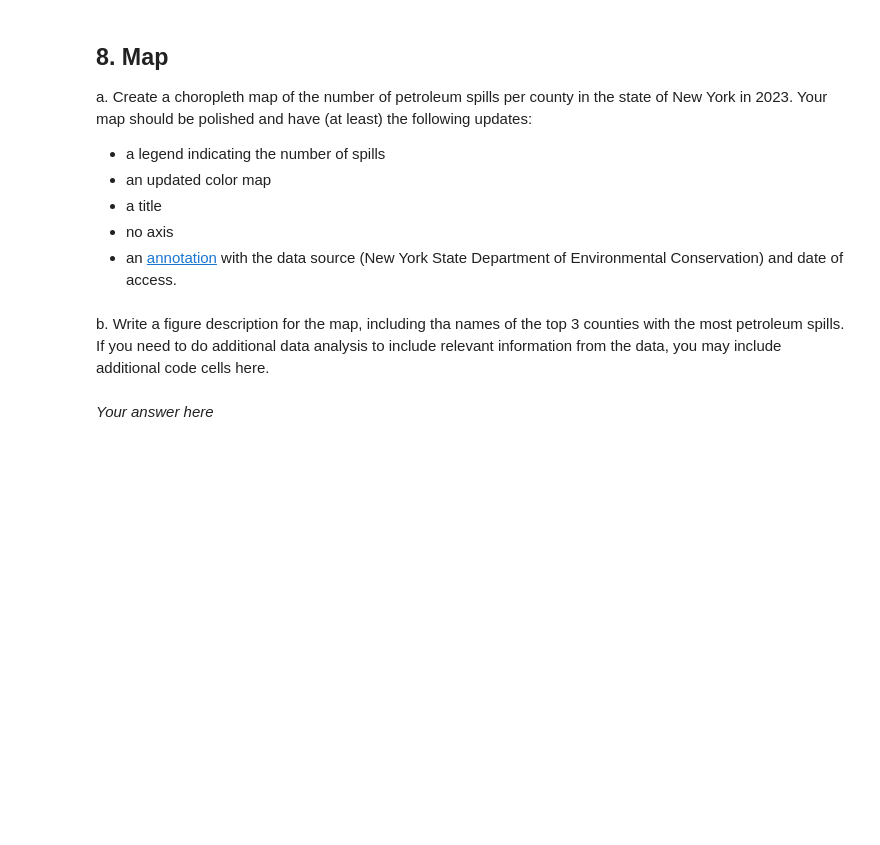
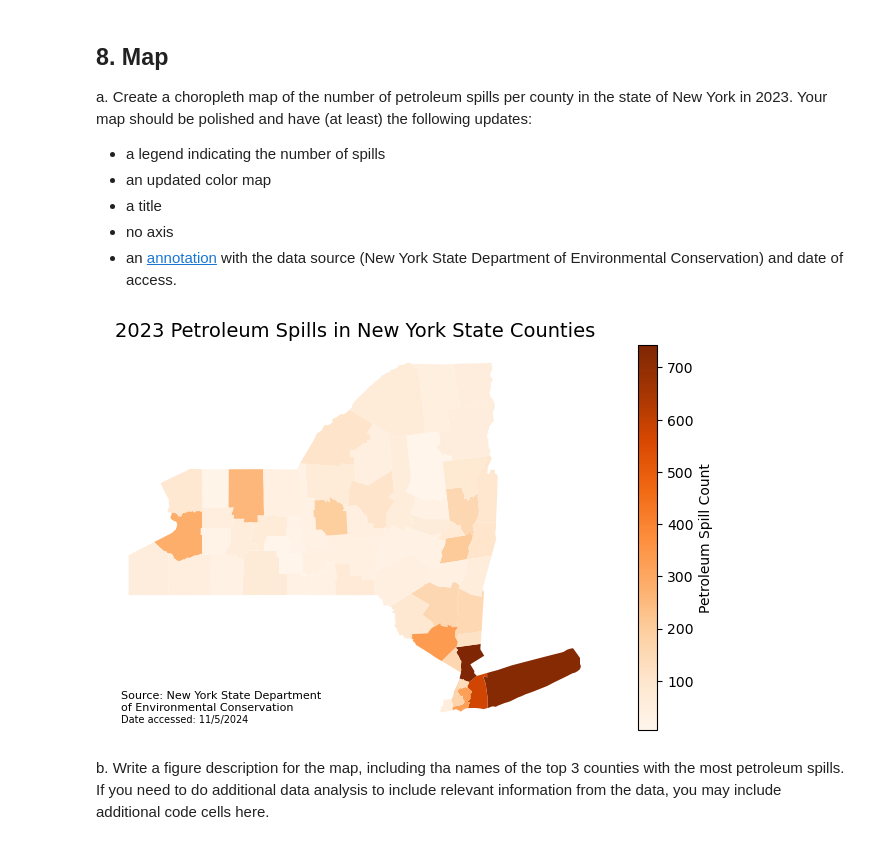
Before and after one commit to bgrazda/eds220-hwk3, a Jupyter notebook: hwk3-task2-oil-spills.ipynb, the cells around one changed output. Saved outputs shown, nothing was run; the diff lists cells and outputs as text; code cells hidden in the pictures; blank space fills up the shorter version.

Commit message:
Plot New York spill data and write figure description

```diff
--- a/hwk3-task2-oil-spills.ipynb
+++ b/hwk3-task2-oil-spills.ipynb
@@ -551,8 +542,36 @@ Your map should be polished and have (at least) the following updates:
+# %%
+# Initialize figure
+fig, ax = plt.subplots(figsize=(9,5))
+
+# Remove axis for a cleaner map and set title
+ax.axis('off')
+ax.set_title('2023 Petroleum Spills in New York State Counties',
+            fontsize=14)
+
+# Plot NY by number of spills
+ny_counties.plot(ax=ax,
+                column='n_spills',
+                cmap='Oranges',
+                legend=True,
+                legend_kwds={
+                    'label':'Petroleum Spill Count'
+                })
+
+# Annotate source and date of access
+plt.annotate("Source: New York State Department\nof Environmental Conservation",
+            xy=(-79.9,40.5),
+            fontsize=8)
+
+plt.annotate("Date accessed: 11/5/2024",
+            xy=(-79.9,40.35),
+            fontsize=7)
+
+plt.show()
+# %% [output]
+[figure, added]
 # %% [markdown]
 <!-- END QUESTION -->
 
 <!-- BEGIN QUESTION -->
 
 b. Write a figure description for the map, including tha names of the top 3 counties with the most petroleum spills. If you need to do additional data analysis to include relevant information from the data, you may include additional code cells here.
-# %% [markdown]
-*Your answer here*
```
Also changed, not shown: parts of 8 cells of this notebook.
